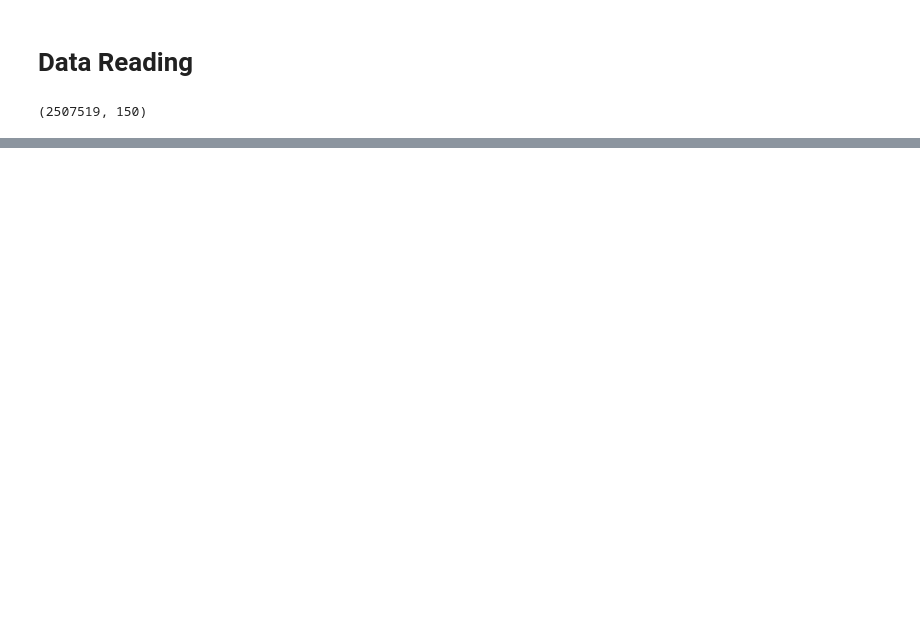
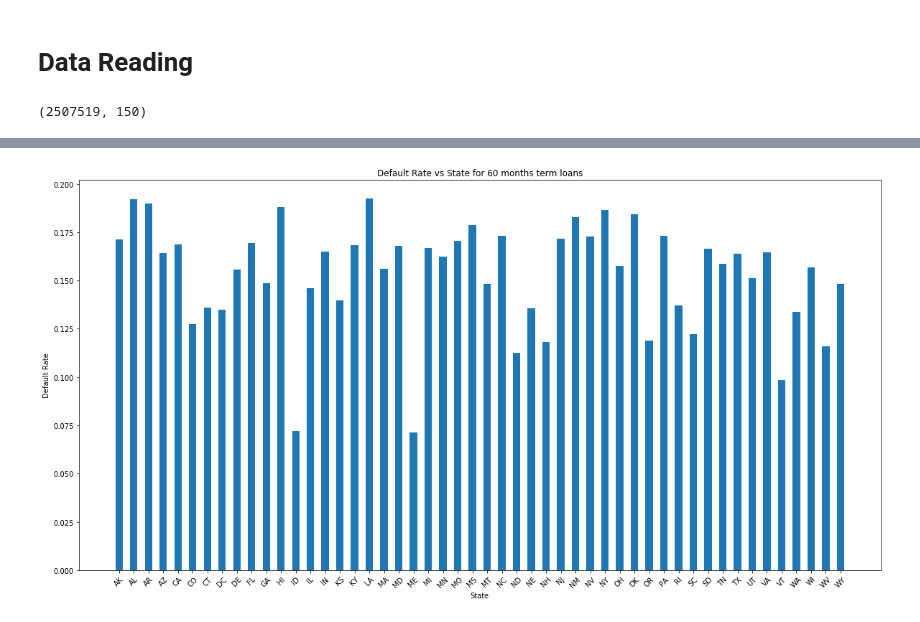
Before and after one commit to 180492sunney/risk_project, a Jupyter notebook: Risk_Project.ipynb, the cells around one changed output, grey strips where cells are left out. Cells and saved outputs as stored; diff of their text form; code cells hidden in the pictures; blank space fills up the shorter version.

```diff
--- a/Risk_Project.ipynb
+++ b/Risk_Project.ipynb
@@ -30,0 +115,4 @@ loan_data.to_csv("LendingClub_website/combined_data.csv")
+# %%
+def_rate_60_months = calculate_default_rate(loan_data,num_of_loans_each_state,term='60')
+# %% [output]
+[figure, added]
```
Also changed, not shown: parts of 15 cells of this notebook.
